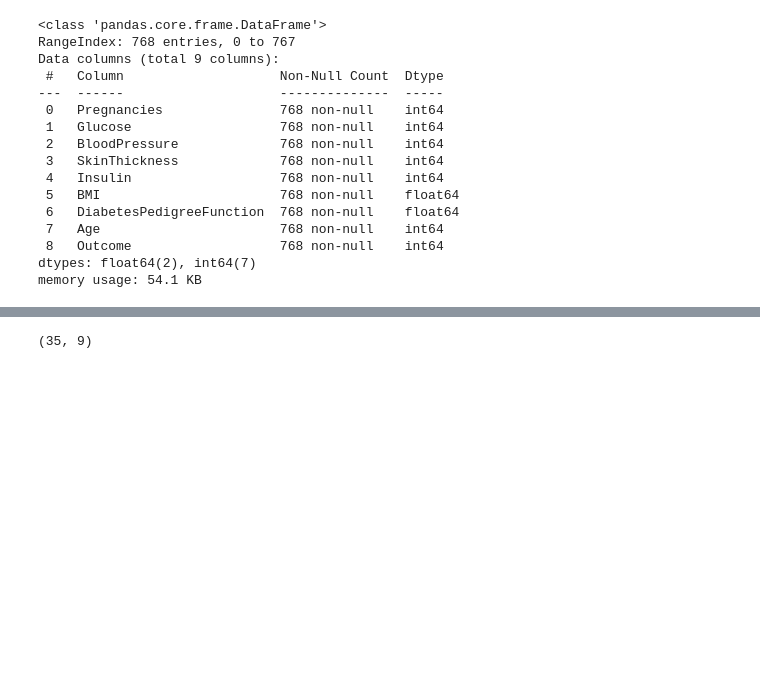
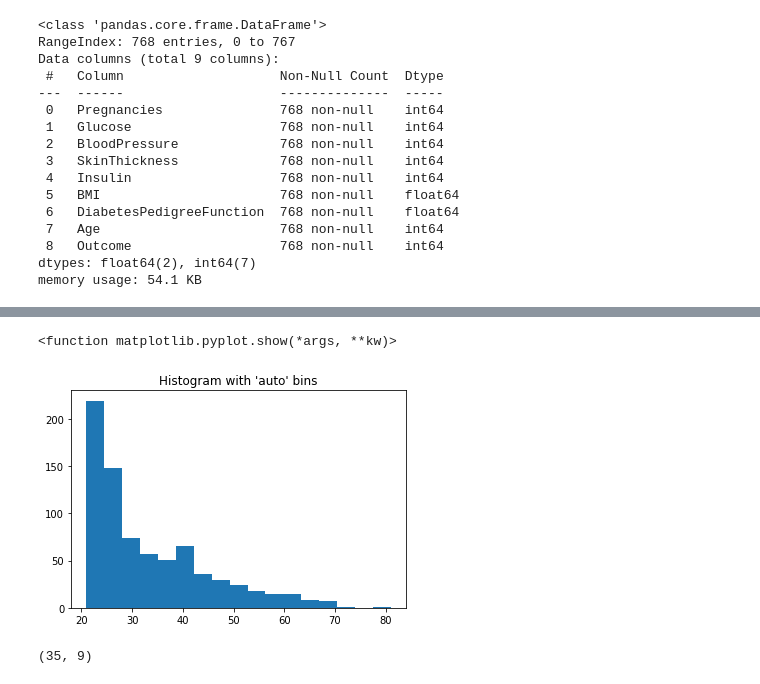
Before and after one commit to sergiomath/dataScience, a Jupyter notebook: Train_data.ipynb, the cells around one changed output, grey strips where cells are left out. Saved outputs shown, nothing was run; the diff lists cells and outputs as text; code cells hidden in the pictures; blank space fills up the shorter version.

```diff
--- a/Train_data.ipynb
+++ b/Train_data.ipynb
@@ -58,3 +89,13 @@ df.describe()
+# %%
+# histograma edad
+Age = df['Age']
+plt.hist(Age, bins='auto')
+plt.title("Histogram with 'auto' bins")
+plt.show
+#print(Pregnancies)
+# %% [output]
+<function matplotlib.pyplot.show(*args, **kw)>
+[figure, added]
 # %%
 df[df['BloodPressure'] == 0].shape
 # %% [output]
```
Also changed, not shown: parts of 17 cells of this notebook.
